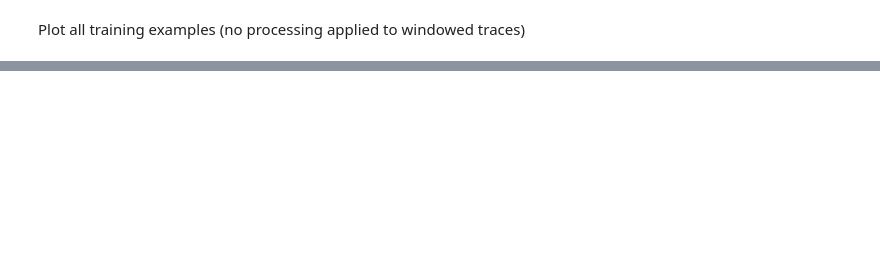
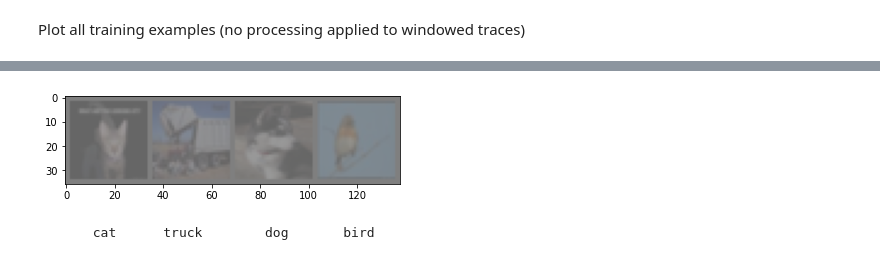
Before and after one commit to seisbench/seisbench, a Jupyter notebook: examples/data_generator_example.ipynb, the cells around one changed output, grey strips where cells are left out. Saved outputs shown, nothing was run; the diff lists cells and outputs as text; code cells hidden in the pictures; blank space fills up the shorter version.

```diff
--- a/examples/data_generator_example.ipynb
+++ b/examples/data_generator_example.ipynb
@@ -96,0 +216,8 @@ for i, window in enumerate(X):
+# %%
+train.apply_processing()
+# %%
+imshow(torchvision.utils.make_grid(torch.Tensor(train.X)))
+print(' '.join('%10s' % classes[int(train.y[j])] for j in range(4)))
+# %% [output]
+[figure, added]
+       cat      truck        dog       bird
```
Also changed, not shown: parts of 19 cells of this notebook.
